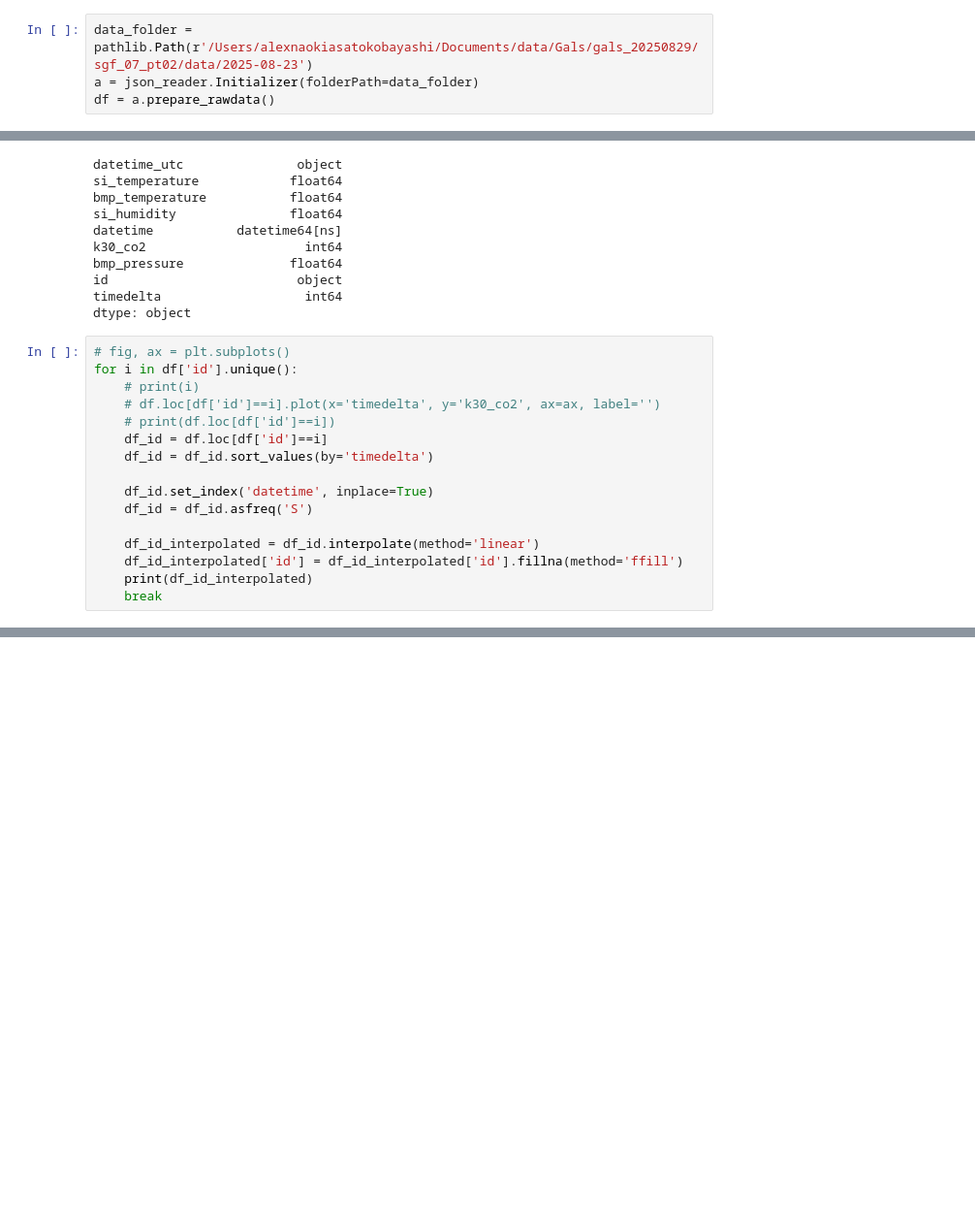
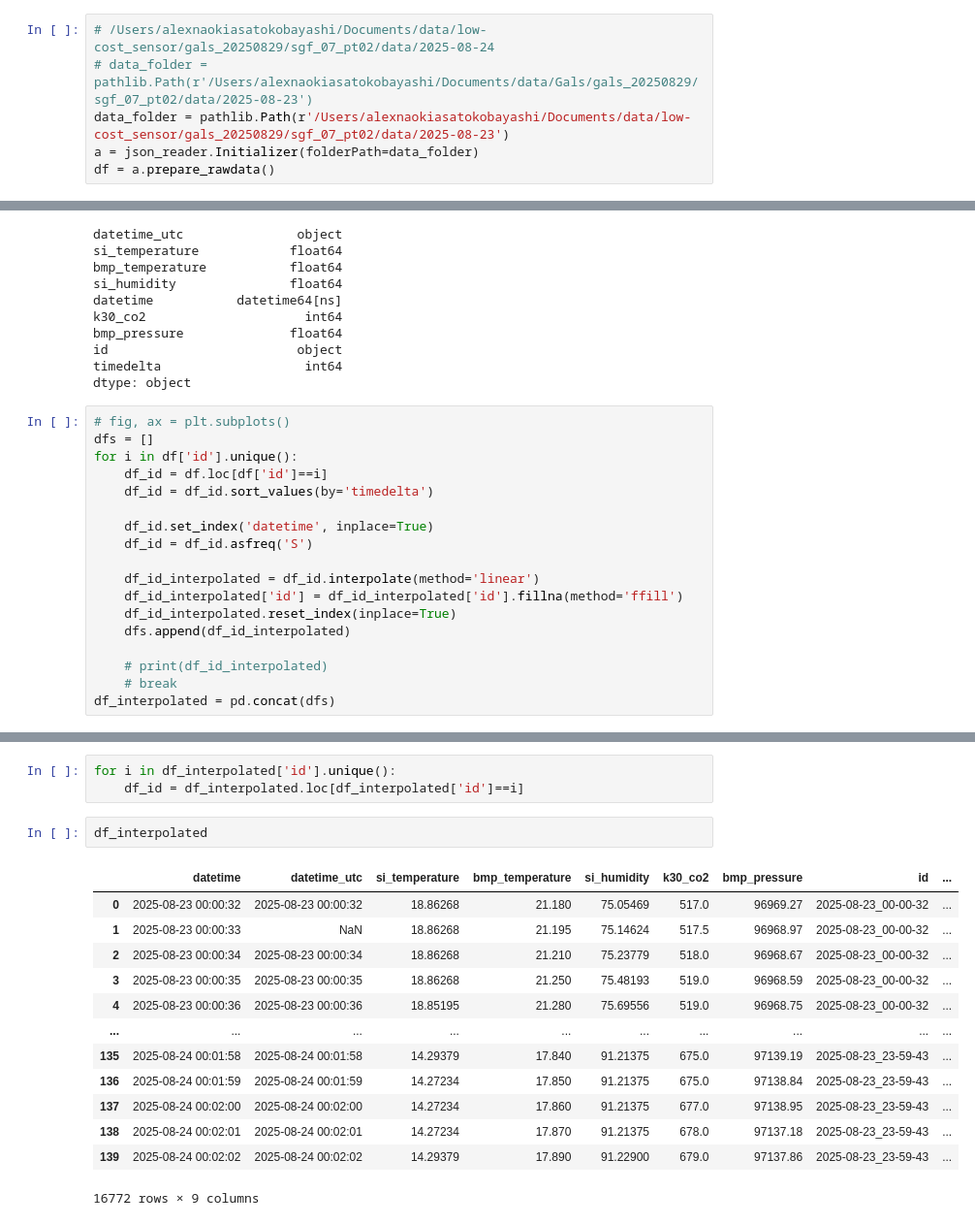
Before and after one commit to alexnaoki/soilgasflux_fcs, a Jupyter notebook: notebooks/run.ipynb, the cells around one changed output, grey strips where cells are left out. Shown at 97% size. Cells and saved outputs as stored; diff of their text form; blank space fills up the shorter version.

```diff
--- a/notebooks/run.ipynb
+++ b/notebooks/run.ipynb
@@ -11,5 +16,7 @@ import xarray as xr
 # %%
-data_folder = pathlib.Path(r'/Users/alexnaokiasatokobayashi/Documents/data/Gals/gals_20250829/sgf_07_pt02/data/2025-08-23')
+# /Users/alexnaokiasatokobayashi/Documents/data/low-cost_sensor/gals_20250829/sgf_07_pt02/data/2025-08-24
+# data_folder = pathlib.Path(r'/Users/alexnaokiasatokobayashi/Documents/data/Gals/gals_20250829/sgf_07_pt02/data/2025-08-23')
+data_folder = pathlib.Path(r'/Users/alexnaokiasatokobayashi/Documents/data/low-cost_sensor/gals_20250829/sgf_07_pt02/data/2025-08-23')
 a = json_reader.Initializer(folderPath=data_folder)
 df = a.prepare_rawdata()
 # %%
@@ -27,10 +34,8 @@ timedelta                   int64
 dtype: object
 # %%
 # fig, ax = plt.subplots()
+dfs = []
 for i in df['id'].unique():
-    # print(i)
-    # df.loc[df['id']==i].plot(x='timedelta', y='k30_co2', ax=ax, label='')
-    # print(df.loc[df['id']==i])
     df_id = df.loc[df['id']==i]
     df_id = df_id.sort_values(by='timedelta')
 
@@ -39,5 +44,9 @@ for i in df['id'].unique():
 
     df_id_interpolated = df_id.interpolate(method='linear')
     df_id_interpolated['id'] = df_id_interpolated['id'].fillna(method='ffill')
-    print(df_id_interpolated)
-    break
+    df_id_interpolated.reset_index(inplace=True)
+    dfs.append(df_id_interpolated)
+
+    # print(df_id_interpolated)
+    # break
+df_interpolated = pd.concat(dfs)
@@ -61,0 +53,19 @@ datetime
+# %%
+for i in df_interpolated['id'].unique():
+    df_id = df_interpolated.loc[df_interpolated['id']==i]
+# %%
+df_interpolated
+# %% [output]
+|  | datetime | datetime_utc | si_temperature | bmp_temperature | si_humidity | k30_co2 | bmp_pressure | id | ... |
+| 0 | 2025-08-23 00:00:32 | 2025-08-23 00:00:32 | 18.86268 | 21.180 | 75.05469 | 517.0 | 96969.27 | 2025-08-23_00-00-32 | ... |
+| 1 | 2025-08-23 00:00:33 | NaN | 18.86268 | 21.195 | 75.14624 | 517.5 | 96968.97 | 2025-08-23_00-00-32 | ... |
+| 2 | 2025-08-23 00:00:34 | 2025-08-23 00:00:34 | 18.86268 | 21.210 | 75.23779 | 518.0 | 96968.67 | 2025-08-23_00-00-32 | ... |
+| 3 | 2025-08-23 00:00:35 | 2025-08-23 00:00:35 | 18.86268 | 21.250 | 75.48193 | 519.0 | 96968.59 | 2025-08-23_00-00-32 | ... |
+| 4 | 2025-08-23 00:00:36 | 2025-08-23 00:00:36 | 18.85195 | 21.280 | 75.69556 | 519.0 | 96968.75 | 2025-08-23_00-00-32 | ... |
+| ... | ... | ... | ... | ... | ... | ... | ... | ... | ... |
+| 135 | 2025-08-24 00:01:58 | 2025-08-24 00:01:58 | 14.29379 | 17.840 | 91.21375 | 675.0 | 97139.19 | 2025-08-23_23-59-43 | ... |
+| 136 | 2025-08-24 00:01:59 | 2025-08-24 00:01:59 | 14.27234 | 17.850 | 91.21375 | 675.0 | 97138.84 | 2025-08-23_23-59-43 | ... |
+| 137 | 2025-08-24 00:02:00 | 2025-08-24 00:02:00 | 14.27234 | 17.860 | 91.21375 | 677.0 | 97138.95 | 2025-08-23_23-59-43 | ... |
+| 138 | 2025-08-24 00:02:01 | 2025-08-24 00:02:01 | 14.27234 | 17.870 | 91.21375 | 678.0 | 97137.18 | 2025-08-23_23-59-43 | ... |
+| 139 | 2025-08-24 00:02:02 | 2025-08-24 00:02:02 | 14.29379 | 17.890 | 91.22900 | 679.0 | 97137.86 | 2025-08-23_23-59-43 | ... |
+16772 rows × 9 columns
```
Also changed, not shown: parts of 7 cells of this notebook.
